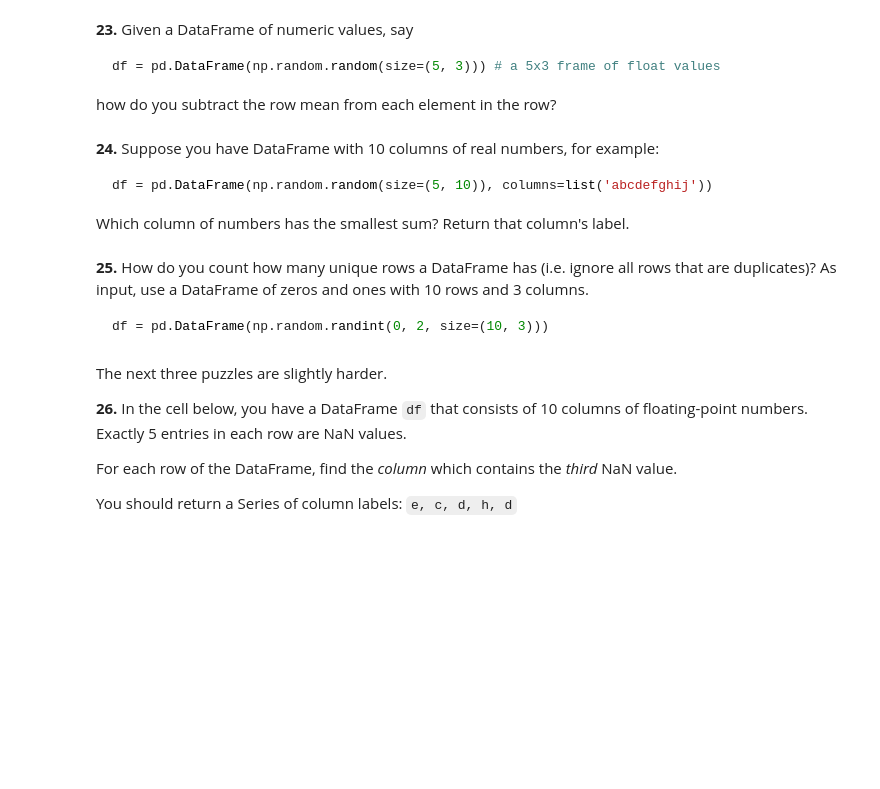
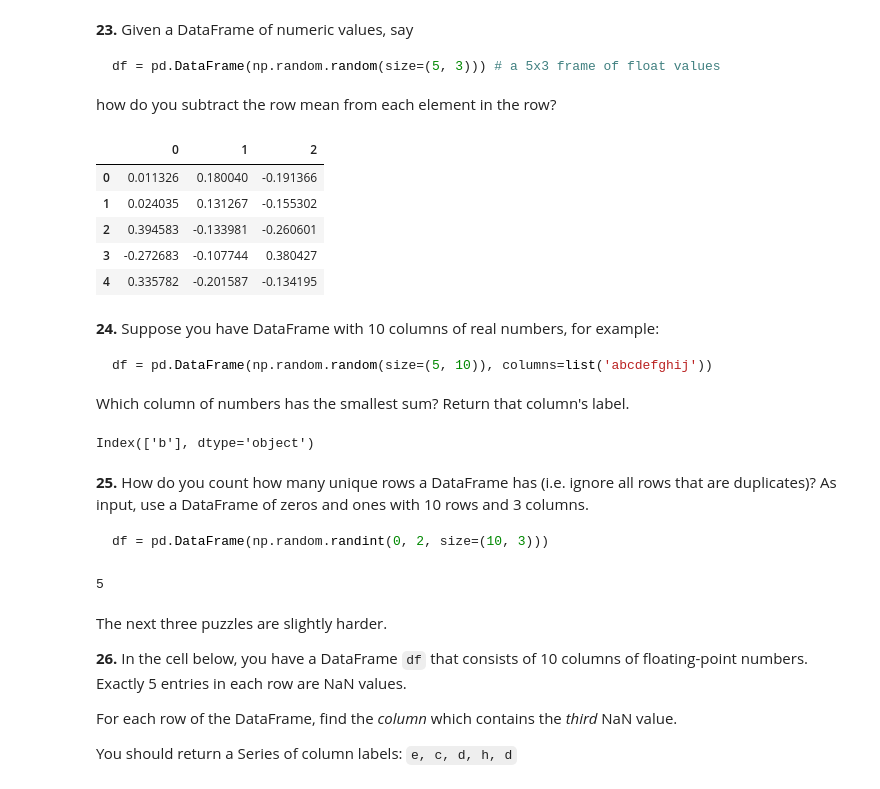
Before and after one commit to krishols/100-pandas-puzzles, a Jupyter notebook: 100-pandas-puzzles.ipynb, the cells around one changed output. Drawn from its saved outputs; the diff is of its cells as text; code cells hidden in the pictures; blank space fills up the shorter version.

````diff
--- a/100-pandas-puzzles.ipynb
+++ b/100-pandas-puzzles.ipynb
@@ -322,6 +335,16 @@ df = pd.DataFrame(np.random.random(size=(5, 3))) # a 5x3 frame of float values
 ```
 
 how do you subtract the row mean from each element in the row?
+# %%
+df = pd.DataFrame(np.random.random(size=(5, 3)))
+df.sub(df.mean(axis=1), axis='index')
+# %% [output]
+|  | 0 | 1 | 2 |
+| 0 | 0.011326 | 0.180040 | -0.191366 |
+| 1 | 0.024035 | 0.131267 | -0.155302 |
+| 2 | 0.394583 | -0.133981 | -0.260601 |
+| 3 | -0.272683 | -0.107744 | 0.380427 |
+| 4 | 0.335782 | -0.201587 | -0.134195 |
 # %% [markdown]
 **24.** Suppose you have DataFrame with 10 columns of real numbers, for example:
 
@@ -329,12 +352,22 @@ how do you subtract the row mean from each element in the row?
 df = pd.DataFrame(np.random.random(size=(5, 10)), columns=list('abcdefghij'))
 ```
 Which column of numbers has the smallest sum?  Return that column's label.
+# %%
+df = pd.DataFrame(np.random.random(size=(5, 10)), columns=list('abcdefghij'))
+df.sum(axis='index').sort_values(ascending=False).head(1).index
+# %% [output]
+Index(['b'], dtype='object')
 # %% [markdown]
 **25.** How do you count how many unique rows a DataFrame has (i.e. ignore all rows that are duplicates)? As input, use a DataFrame of zeros and ones with 10 rows and 3 columns.
 
 ```python
 df = pd.DataFrame(np.random.randint(0, 2, size=(10, 3)))
 ```
+# %%
+df = pd.DataFrame(np.random.randint(0, 2, size=(10, 3)))
+df.duplicated(keep=False).sum()
+# %% [output]
+5
 # %% [markdown]
 The next three puzzles are slightly harder.
 
````
Also changed, not shown: parts of 3 cells of this notebook, 1 other file.
